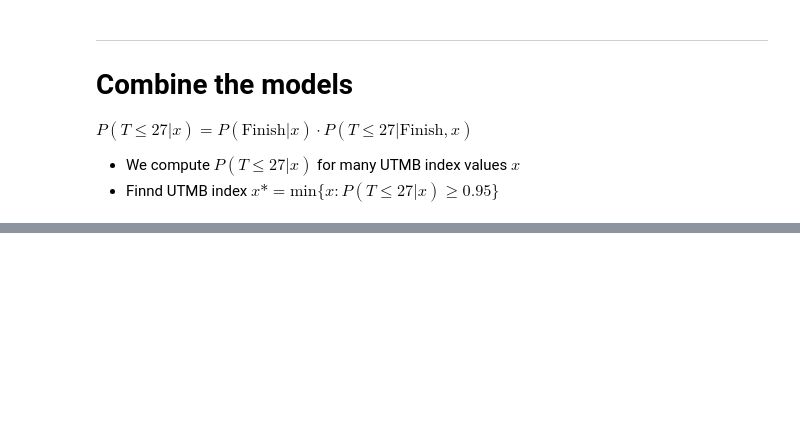
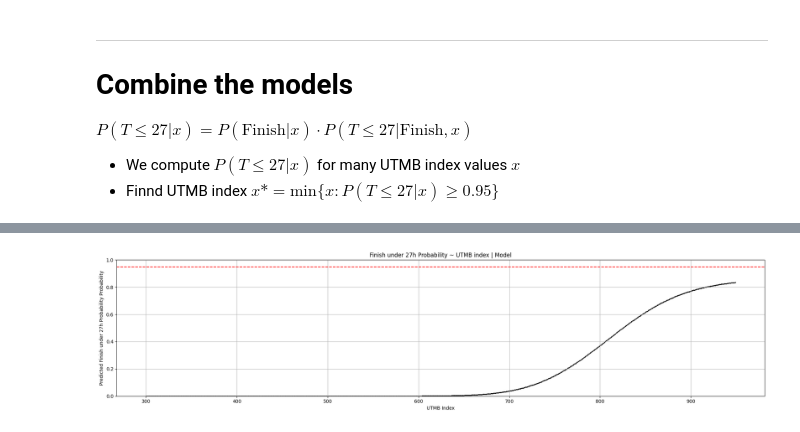
Before and after one commit to 1312Bravo/Path-To-UTMB, a Jupyter notebook: utmb_under_27h/analysis.ipynb, the cells around one changed output, grey strips where cells are left out. Saved outputs shown, nothing was run; the diff lists cells and outputs as text; code cells hidden in the pictures; blank space fills up the shorter version.

```diff
--- a/utmb_under_27h/analysis.ipynb
+++ b/utmb_under_27h/analysis.ipynb
@@ -586,0 +659,43 @@ $P(T \leq 27 | x) = P(\text{Finish}|x) \cdot P(T \leq 27 | \text{Finish}, x)$
+# %%
+# Calculate Final Probability of finishing under 27h based on UTMB index ~ P(Finish) * P(Race time < 27h | UTMB index, Finisher)
+
+# Calculate
+sigma_hat = fit_ols.resid.std(ddof=2)
+utmb_index_grid = np.arange(300, 950, 1)
+
+combined_race_time_under_probability_df = (
+    pd.DataFrame({
+        "runner_overall_index": utmb_index_grid,
+        "finish_prob": fit_logit.predict(sm.add_constant(utmb_index_grid)),
+        "race_time_pred": fit_ols.predict(sm.add_constant(utmb_index_grid))
+    })
+    .assign(
+        sub_27_race_time_prob = lambda df: norm.cdf((27 - df["race_time_pred"]) / sigma_hat),
+        finish_sub_27_race_time_prob = lambda df: df["finish_prob"] * df["sub_27_race_time_prob"]
+    )
+)
+
+# Plot
+plt.subplots(1,1, figsize=(20,5))
+
+plt.title("Finish under 27h Probability ~ UTMB index | Model")
+plt.scatter(
+    x=combined_race_time_under_probability_df["runner_overall_index"],
+    y=combined_race_time_under_probability_df["finish_sub_27_race_time_prob"],
+    color="black", s=2
+)
+plt.axhline(0.95, color="red", linestyle="--", label="95% probability", lw=1.5)
+plt.ylim(0,1)
+
+plt.ylabel("Predicted Finish under 27h Probability Probability")
+plt.xlabel("UTMB Index")
+
+plt.grid()
+plt.tight_layout()
+plt.show()
+
+# - Even elite UTMB indices do not imply 95% probability of sub-27h finish
+# - DNF risk is significant even for high UTMB index runners, which limits the overall probability of finishing under 27h
+# - To reach 95% probability of race time (finished = True) under 27h, a UTMB index of around 900 is required, which is extremely high and corresponds to the very top elite runners.
+# %% [output]
+[figure, added]
```
Also changed, not shown: parts of 15 cells of this notebook.
